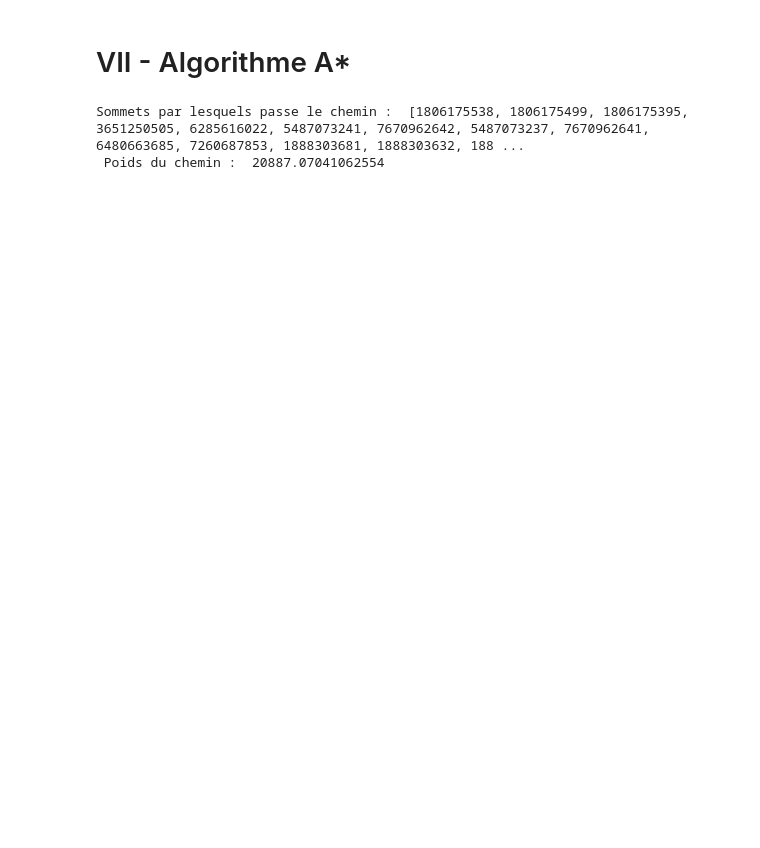
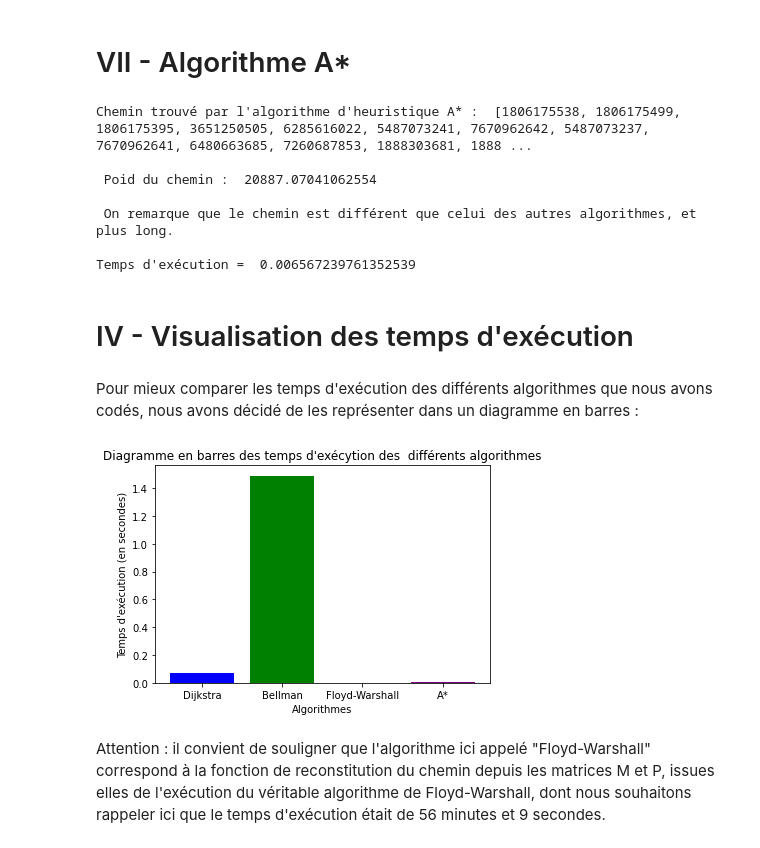
Before and after one commit to Lifzerr/S2.02-Explo.-d-un-pb.-algo, a Jupyter notebook: partie2/notebook.ipynb, the cells around one changed output. Cells and saved outputs as stored; diff of their text form; code cells hidden in the pictures; blank space fills up the shorter version.

```diff
--- a/partie2/notebook.ipynb
+++ b/partie2/notebook.ipynb
@@ -200,9 +210,11 @@ startBellman = time.time()
 
 cheminBellman = bellman_ford(graphe_transforme, 1806175538, 1801848709)
 print("Chemin trouvé par l'algorithme de Bellman : ", cheminBellman[0], "\n",
-      "Poids : ", cheminBellman[1],"\n")
+      "\n",
+      "Poid du chemin : ", cheminBellman[1], "\n")
 
 endBellman = time.time()
-print("Temps d'exécution = ", endBellman - startBellman)
+tempsBellman = endBellman - startBellman
+print("Temps d'exécution = ", tempsBellman)
 # %% [output]
 Chemin trouvé par l'algorithme de Bellman :  [1806175538, 1806175499, 1806175395, 3651250505, 6285616022, 5487073241, 7670962642, 5487073237, 7670962641, 6480663685, 7260687853, 1888303681, 1888303632 ...
@@ -309,6 +330,7 @@ def aetoile(graphe, depart, arrivee, sommets):
     latB = sommets.loc[arrivee, 'lat']
     lonB = sommets.loc[arrivee, 'lon']
 
+    # Déclaration de la sous-fonction interne heuristique
     def heuristique(sommet):
         return distanceGPS(sommets.loc[sommet, 'lat'], latB, sommets.loc[sommet, 'lon'], lonB)
 
@@ -354,9 +376,47 @@ def aetoile(graphe, depart, arrivee, sommets):
 
     return None
 
-chemin = aetoile(graphe_transforme, 1806175538, 1801848709, sommets)
-print("Sommets par lesquels passe le chemin : ", chemin[0], "\n",
-      "Poids du chemin : ", chemin[1])
+# Lancement du chrono
+startAEtoile = time.time()
+
+cheminAEtoile = aetoile(graphe_transforme, 1806175538, 1801848709, sommets)
+print("Chemin trouvé par l'algorithme d'heuristique A* : ", cheminAEtoile[0], "\n",
+      "\n",
+      "Poid du chemin : ", cheminAEtoile[1], "\n",
+      "\n",
+      "On remarque que le chemin est différent que celui des autres algorithmes, et plus long.", "\n")
+
+endAEtoile = time.time()
+tempsAEtoile = endAEtoile - startAEtoile
+print("Temps d'exécution = ", tempsAEtoile)
 # %% [output]
-Sommets par lesquels passe le chemin :  [1806175538, 1806175499, 1806175395, 3651250505, 6285616022, 5487073241, 7670962642, 5487073237, 7670962641, 6480663685, 7260687853, 1888303681, 1888303632, 188 ...
- Poids du chemin :  20887.07041062554
+Chemin trouvé par l'algorithme d'heuristique A* :  [1806175538, 1806175499, 1806175395, 3651250505, 6285616022, 5487073241, 7670962642, 5487073237, 7670962641, 6480663685, 7260687853, 1888303681, 1888 ...
+
+ Poid du chemin :  20887.07041062554
+
+ On remarque que le chemin est différent que celui des autres algorithmes, et plus long.
+
+Temps d'exécution =  0.006567239761352539
+# %% [markdown]
+# IV - Visualisation des temps d'exécution
+# %% [markdown]
+Pour mieux comparer les temps d'exécution des différents algorithmes que nous avons codés, nous avons décidé de les représenter dans un diagramme en barres :
+# %%
+# Données à représenter
+algorithmes = ["Dijkstra", "Bellman", "Floyd-Warshall", "A*"]
+temps = [tempsDijkstra, tempsBellman, tempsFloydWarshall, tempsAEtoile]
+
+# Création du diagramme en barres
+plt.bar(algorithmes, temps, color = ['blue', 'green', 'red', 'purple'])
+
+# Ajouter des étiquettes et des titres
+plt.xlabel('Algorithmes')
+plt.ylabel("Temps d'exécution (en secondes)")
+plt.title("Diagramme en barres des temps d'exécytion des  différents algorithmes")
+
+# Afficher le graphique
+plt.show()
+# %% [output]
+[figure, added]
+# %% [markdown]
+Attention : il convient de souligner que l'algorithme ici appelé "Floyd-Warshall" correspond à la fonction de reconstitution du chemin depuis les matrices M et P, issues elles de l'exécution du véritable algorithme de Floyd-Warshall, dont nous souhaitons rappeler ici que le temps d'exécution était de 56 minutes et 9 secondes.
```
Also changed, not shown: parts of 11 cells of this notebook.
